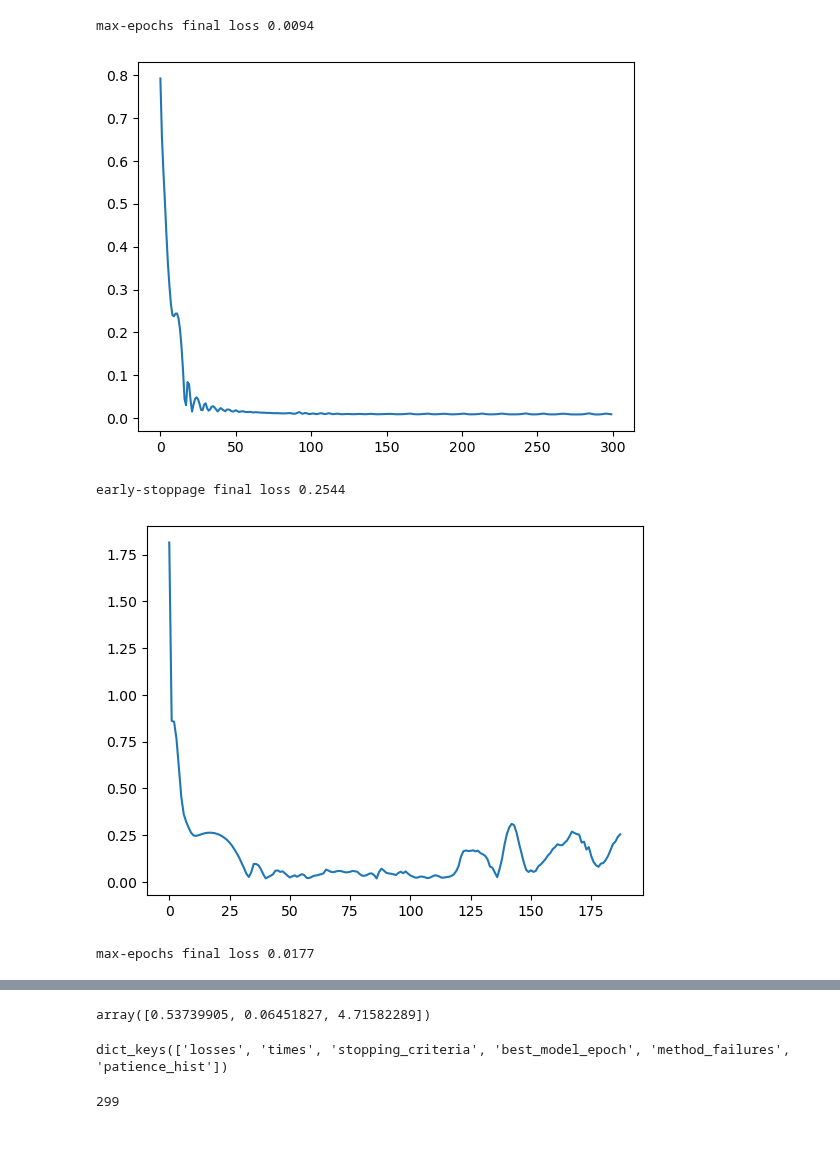
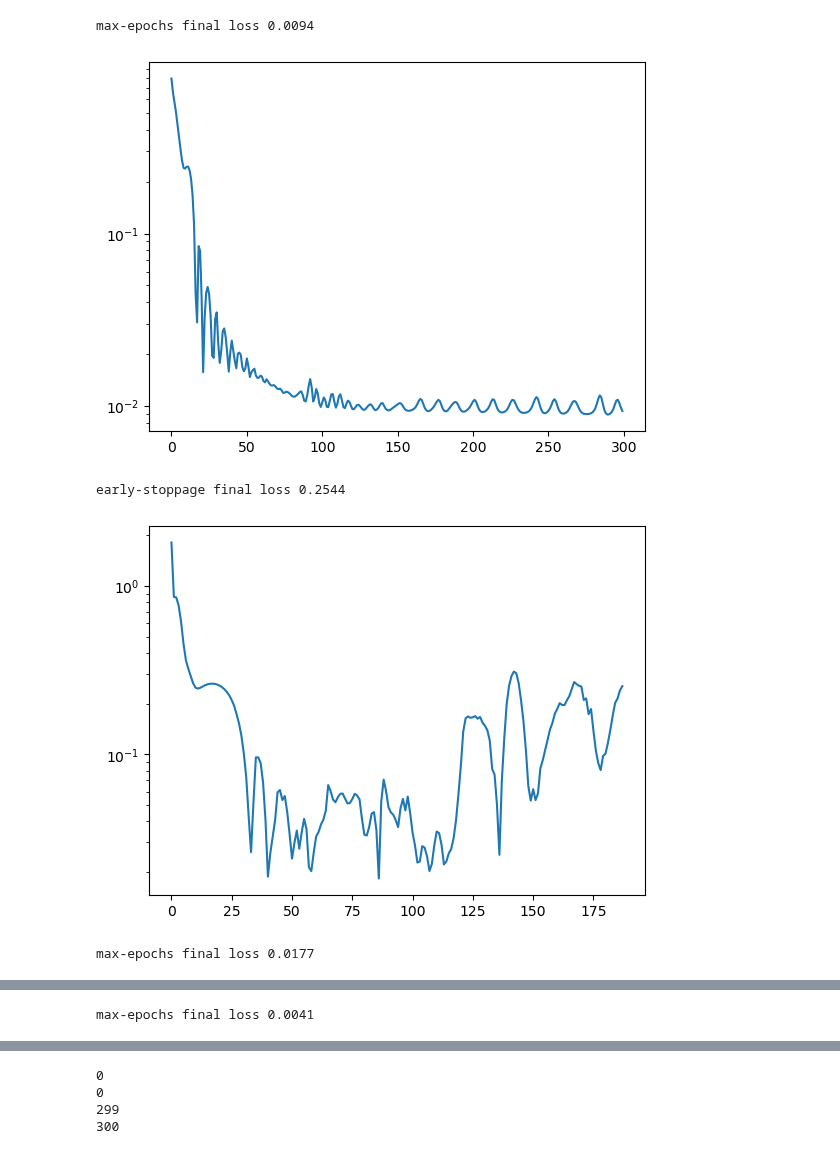
Before and after one commit to MalachiteWind/stable_node_control, a Jupyter notebook: results/july_17/analysis.ipynb, the cells around one changed output, grey strips where cells are left out. Saved outputs shown, nothing was run; the diff lists cells and outputs as text; code cells hidden in the pictures.

```diff
--- a/results/july_17/analysis.ipynb
+++ b/results/july_17/analysis.ipynb
@@ -6,7 +6,8 @@ import numpy as np
 log_paths = [
     "seed_1234_sample_rate_1_lr_0.1_n_epochs_300_hidden_dim_2_patience_100_log.pkl",
     "seed_1234_sample_rate_5_lr_0.1_n_epochs_300_hidden_dim_2_patience_100_log.pkl",
-    "seed_1234_sample_rate_10_lr_0.1_n_epochs_300_hidden_dim_2_patience_100_log.pkl"
+    "seed_1234_sample_rate_10_lr_0.1_n_epochs_300_hidden_dim_2_patience_100_log.pkl",
+    "seed_1234_sample_rate_20_lr_0.1_n_epochs_300_hidden_dim_2_patience_100_log.pkl"
 ]
 # %%
 logs = []
@@ -16,11 +17,12 @@ for path in log_paths:
 # %%
 for log in logs:
     print(log["stopping_criteria"],  f"final loss {log['losses'][-1]:.4f}")
     plt.plot(log['losses'])
+    plt.yscale('log')
     plt.show()
 # %% [output]
 max-epochs final loss 0.0094
-[figure, old version]
+[figure, new version]
 early-stoppage final loss 0.2544
-[figure, old version]
+[figure, new version]
 max-epochs final loss 0.0177
@@ -27,0 +30 @@ max-epochs final loss 0.0177
+max-epochs final loss 0.0041
@@ -31,15 +35,14 @@ for log in logs:
     tot_times.append(np.sum(log["times"]))
 # %%
 np.array(tot_times)/60 /60
-# %% [output]
-array([0.53739905, 0.06451827, 4.71582289])
 # %%
 logs[0].keys()
-# %% [output]
-dict_keys(['losses', 'times', 'stopping_criteria', 'best_model_epoch', 'method_failures', 'patience_hist'])
 # %%
-fails = logs[-1]['method_failures']
+for log in logs:
+    fails = log['method_failures']
+    print(np.count_nonzero(fails))
+# %% [output]
+0
+0
+299
+300
-# %%
-np.count_nonzero(fails)
-# %% [output]
-299
```
Also changed, not shown: parts of 13 cells of this notebook, 10 other files.
